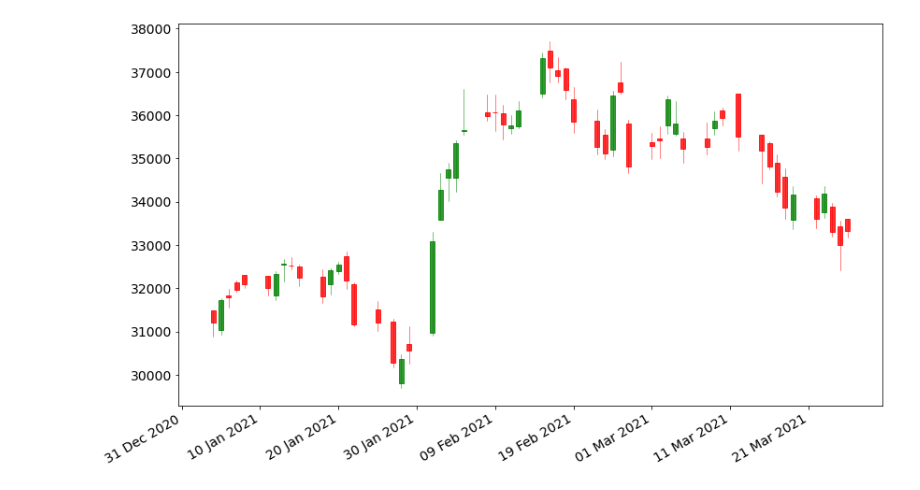
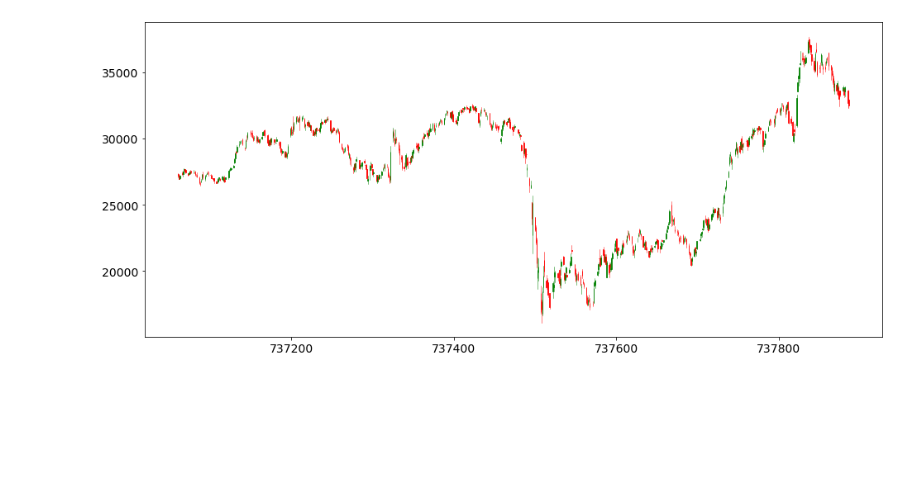
Before and after one commit to thefmled/technical_analysis, a Jupyter notebook: MACD + RSI + EMA + SupRes + Price Patterns.ipynb, the cells around one changed output. Cells and saved outputs as stored; diff of their text form; code cells hidden in the pictures; blank space fills up the shorter version.

```diff
--- a/MACD + RSI + EMA + SupRes + Price Patterns.ipynb
+++ b/MACD + RSI + EMA + SupRes + Price Patterns.ipynb
@@ -1,24 +1,24 @@
 # %%
+#PLOTTING THE CANDLESTICK CHART
 import pandas as pd
 import numpy as np
 import yfinance
 from mplfinance.original_flavor import candlestick_ohlc
 import matplotlib.dates as mpl_dates
 import matplotlib.pyplot as plt
-plt.rcParams['figure.figsize'] = [12, 7]
+plt.rcParams['figure.figsize'] = [16, 7]
 plt.rc('font', size=14)
 name = '^NSEBANK'
 ticker = yfinance.Ticker(name)
-df = ticker.history(interval="1d",start="2021-01-01", end="2021-03-30")
+df = ticker.history(interval="1d",start="2019-01-01", end="2021-04-07")
 df['Date'] = pd.to_datetime(df.index)
 df['Date'] = df['Date'].apply(mpl_dates.date2num)
 df = df.loc[:,['Date', 'Open', 'High', 'Low', 'Close']]
 fig, ax = plt.subplots()
 candlestick_ohlc(ax,df.values,width=0.6, colorup='green', colordown='red', alpha=0.8)
-date_format = mpl_dates.DateFormatter('%d %b %Y')
-ax.xaxis.set_major_formatter(date_format)
-fig.autofmt_xdate()
-fig.tight_layout()
+#date_format = mpl_dates.DateFormatter('%d %b %Y')
+#ax.xaxis.set_major_formatter(date_format)
+#fig.autofmt_xdate()
 fig.show()
 # %% [output]
-[figure, old version]
+[figure, new version]
```
Also changed, not shown: parts of 16 cells of this notebook, 8 other files.
